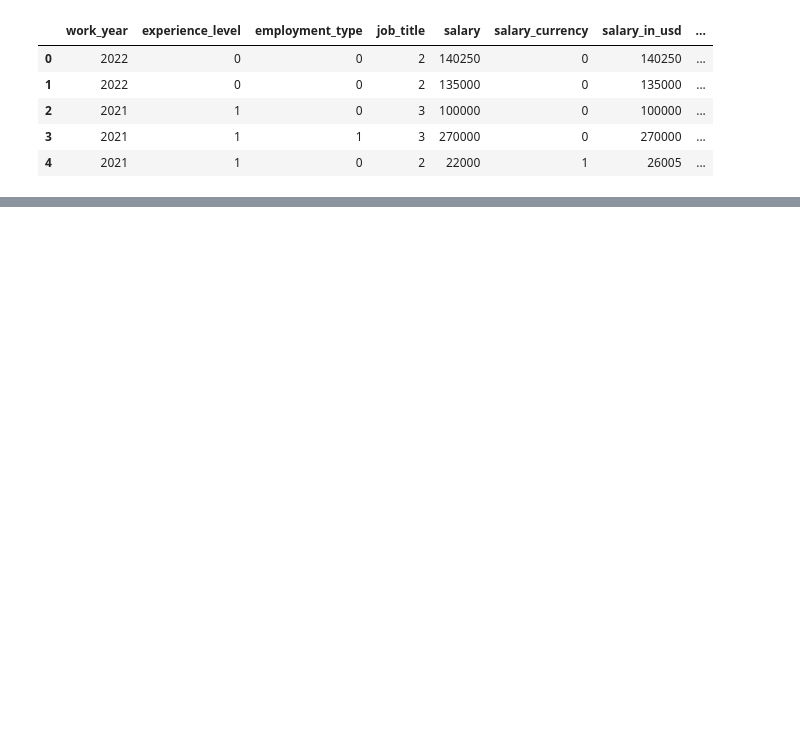
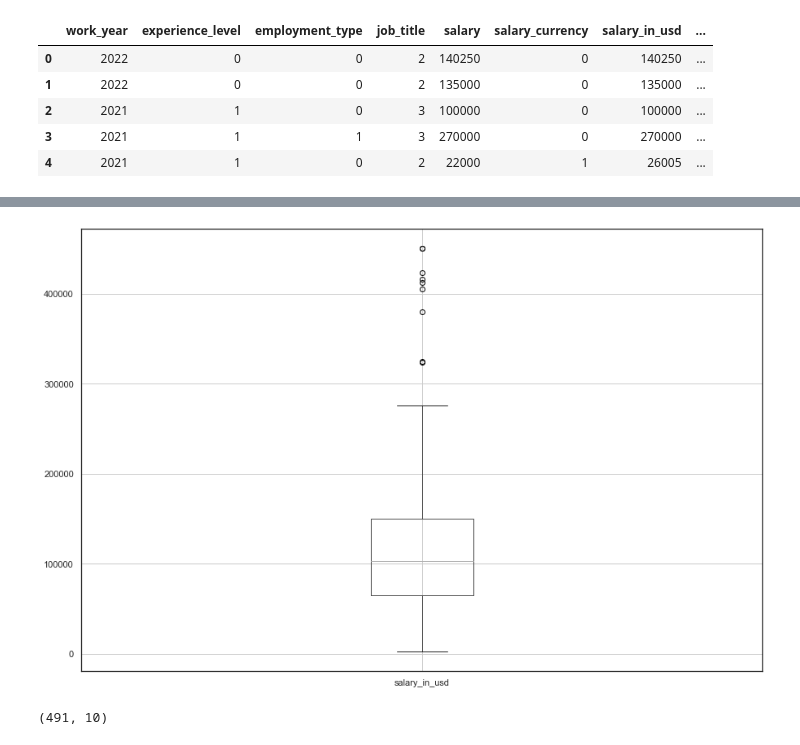
Before and after one commit to adominguez033/Project6_DA_Ironhack, a Jupyter notebook: Code.ipynb, the cells around one changed output, grey strips where cells are left out. Cells and saved outputs as stored; diff of their text form; code cells hidden in the pictures; blank space fills up the shorter version.

```diff
--- a/Code.ipynb
+++ b/Code.ipynb
@@ -0,0 +1,2 @@
+# %%
+x=
@@ -63,3 +69,5 @@ sns.heatmap(df.corr(),
+# %%
+df = df.drop('employee_residence', axis=1)
 # %%
 df.columns
 # %% [output]
@@ -169,8 +173,6 @@ df.experience_level=df.experience_level.apply(lambda x: label(x, experience_leve
 df.employment_type=df.employment_type.apply(lambda x: label(x, employment_type))
 
 df.salary_currency=df.salary_currency.apply(lambda x: label(x, salary_currency))
-
-df.employee_residence=df.employee_residence.apply(lambda x: label(x, employee_residence))
 
 df.company_location=df.company_location.apply(lambda x: label(x, company_location))
 
@@ -209,0 +211,6 @@ memory usage: 43.1 KB
+# %%
+plt.figure(figsize=(15, 10))
+
+df.boxplot(column=['salary_in_usd']);
+# %% [output]
+[figure, added]
@@ -209,0 +219,4 @@ memory usage: 43.1 KB
+# %%
+df.shape
+# %% [output]
+(491, 10)
```
Also changed, not shown: parts of 112 cells of this notebook, 21 other files.
